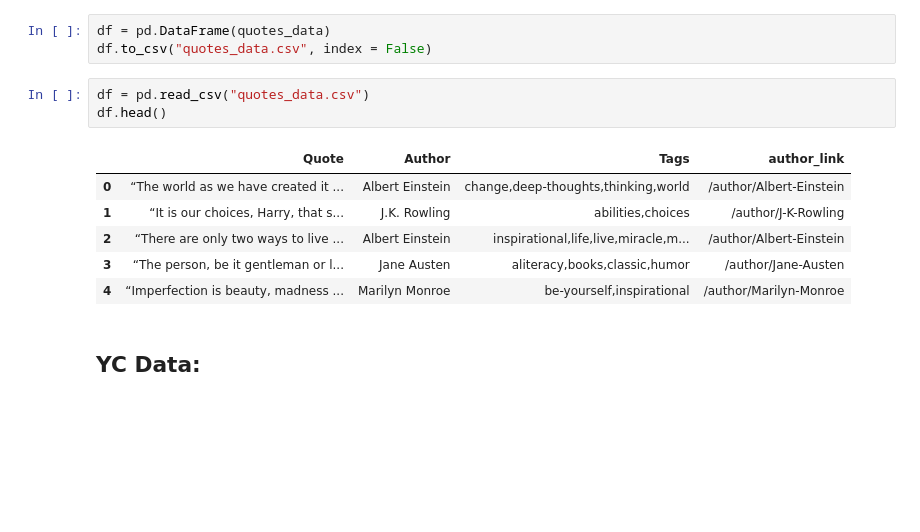
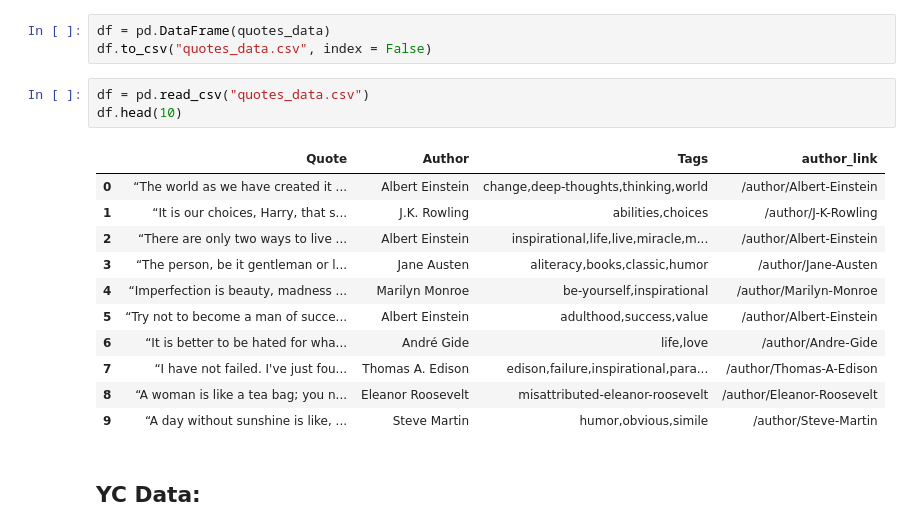
Before and after one commit to RichaGaharwar/Advanced-Python-Web-Api-Scrapping., a Jupyter notebook: Web_Api_&_Scrapping.ipynb, the cells around one changed output. Drawn from its saved outputs; the diff is of its cells as text; blank space fills up the shorter version.

```diff
--- a/Web_Api_&_Scrapping.ipynb
+++ b/Web_Api_&_Scrapping.ipynb
@@ -244,14 +244,19 @@ df = pd.DataFrame(quotes_data)
 df.to_csv("quotes_data.csv", index = False)
 # %%
 df = pd.read_csv("quotes_data.csv")
-df.head()
+df.head(10)
 # %% [output]
 |  | Quote | Author | Tags | author_link |
 | 0 | “The world as we have created it ... | Albert Einstein | change,deep-thoughts,thinking,world | /author/Albert-Einstein |
 | 1 | “It is our choices, Harry, that s... | J.K. Rowling | abilities,choices | /author/J-K-Rowling |
 | 2 | “There are only two ways to live ... | Albert Einstein | inspirational,life,live,miracle,m... | /author/Albert-Einstein |
 | 3 | “The person, be it gentleman or l... | Jane Austen | aliteracy,books,classic,humor | /author/Jane-Austen |
 | 4 | “Imperfection is beauty, madness ... | Marilyn Monroe | be-yourself,inspirational | /author/Marilyn-Monroe |
+| 5 | “Try not to become a man of succe... | Albert Einstein | adulthood,success,value | /author/Albert-Einstein |
+| 6 | “It is better to be hated for wha... | André Gide | life,love | /author/Andre-Gide |
+| 7 | “I have not failed. I've just fou... | Thomas A. Edison | edison,failure,inspirational,para... | /author/Thomas-A-Edison |
+| 8 | “A woman is like a tea bag; you n... | Eleanor Roosevelt | misattributed-eleanor-roosevelt | /author/Eleanor-Roosevelt |
+| 9 | “A day without sunshine is like, ... | Steve Martin | humor,obvious,simile | /author/Steve-Martin |
 # %% [markdown]
 ## **YC Data:**
 # %%
```
Also changed, not shown: parts of 10 cells of this notebook.
